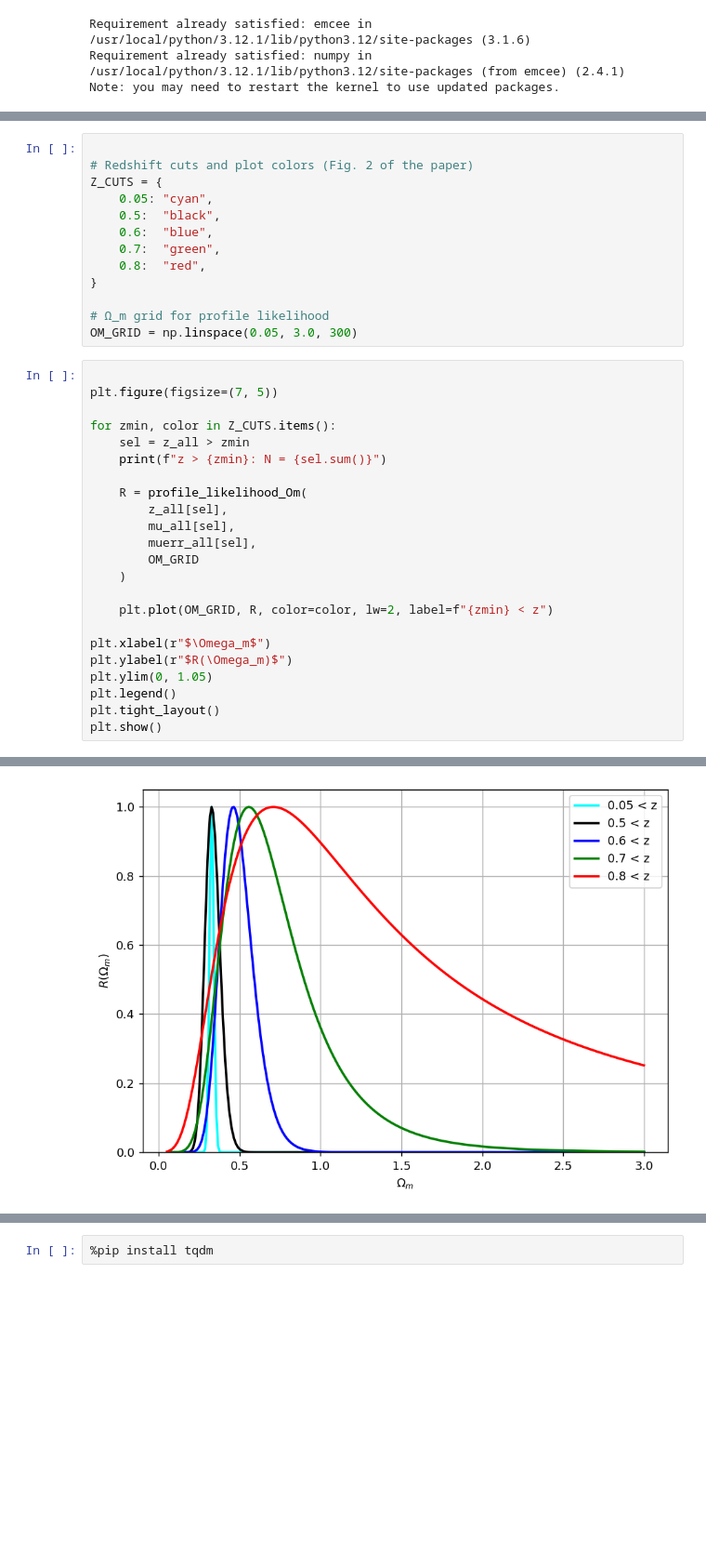
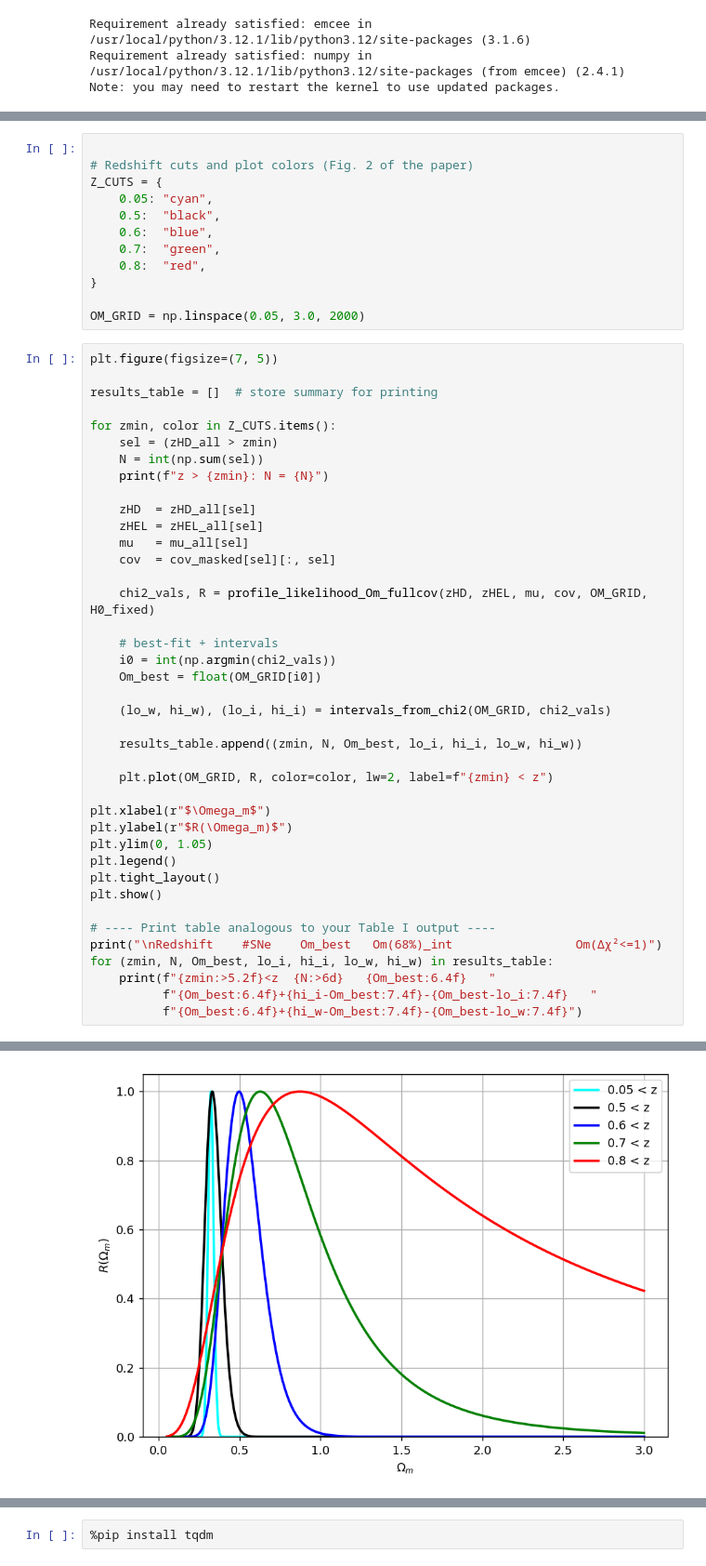
Before and after one commit to ShBrady/MSc-Thesis, a Jupyter notebook: CODE.ipynb, the cells around one changed output, grey strips where cells are left out. Shown at 93% size. Cells and saved outputs as stored; diff of their text form; blank space fills up the shorter version.

```diff
--- a/CODE.ipynb
+++ b/CODE.ipynb
@@ -403,35 +470,51 @@ Z_CUTS = {
     0.8:  "red",
 }
 
-# Ω_m grid for profile likelihood
-OM_GRID = np.linspace(0.05, 3.0, 300)
+OM_GRID = np.linspace(0.05, 3.0, 2000)
 # %%
-
 plt.figure(figsize=(7, 5))
 
+results_table = []  # store summary for printing
+
 for zmin, color in Z_CUTS.items():
-    sel = z_all > zmin
-    print(f"z > {zmin}: N = {sel.sum()}")
+    sel = (zHD_all > zmin)
+    N = int(np.sum(sel))
+    print(f"z > {zmin}: N = {N}")
 
-    R = profile_likelihood_Om(
-        z_all[sel],
-        mu_all[sel],
-        muerr_all[sel],
-        OM_GRID
-    )
+    zHD  = zHD_all[sel]
+    zHEL = zHEL_all[sel]
+    mu   = mu_all[sel]
+    cov  = cov_masked[sel][:, sel]
+
+    chi2_vals, R = profile_likelihood_Om_fullcov(zHD, zHEL, mu, cov, OM_GRID, H0_fixed)
+
+    # best-fit + intervals
+    i0 = int(np.argmin(chi2_vals))
+    Om_best = float(OM_GRID[i0])
+
+    (lo_w, hi_w), (lo_i, hi_i) = intervals_from_chi2(OM_GRID, chi2_vals)
+
+    results_table.append((zmin, N, Om_best, lo_i, hi_i, lo_w, hi_w))
 
     plt.plot(OM_GRID, R, color=color, lw=2, label=f"{zmin} < z")
 
 plt.xlabel(r"$\Omega_m$")
 plt.ylabel(r"$R(\Omega_m)$")
 plt.ylim(0, 1.05)
 plt.legend()
 plt.tight_layout()
 plt.show()
+
+# ---- Print table analogous to your Table I output ----
+print("\nRedshift    #SNe    Om_best   Om(68%)_int                 Om(Δχ²<=1)")
+for (zmin, N, Om_best, lo_i, hi_i, lo_w, hi_w) in results_table:
+    print(f"{zmin:>5.2f}<z  {N:>6d}   {Om_best:6.4f}   "
+          f"{Om_best:6.4f}+{hi_i-Om_best:7.4f}-{Om_best-lo_i:7.4f}   "
+          f"{Om_best:6.4f}+{hi_w-Om_best:7.4f}-{Om_best-lo_w:7.4f}")
 # %% [output]
 z > 0.05: N = 1679
 z > 0.5: N = 862
 z > 0.6: N = 552
 z > 0.7: N = 257
 z > 0.8: N = 130
-[figure, old version]
+[figure, new version]
```
Also changed, not shown: parts of 10 cells of this notebook.
